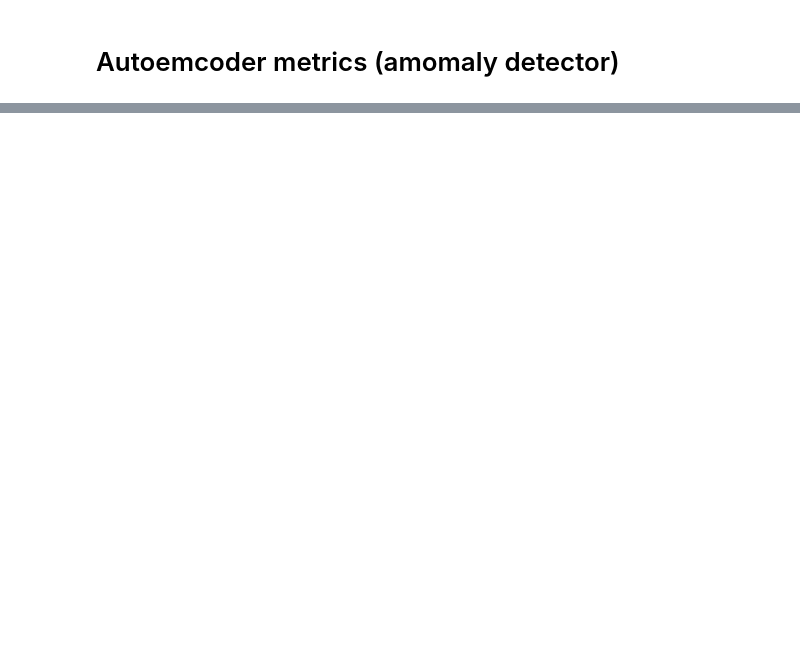
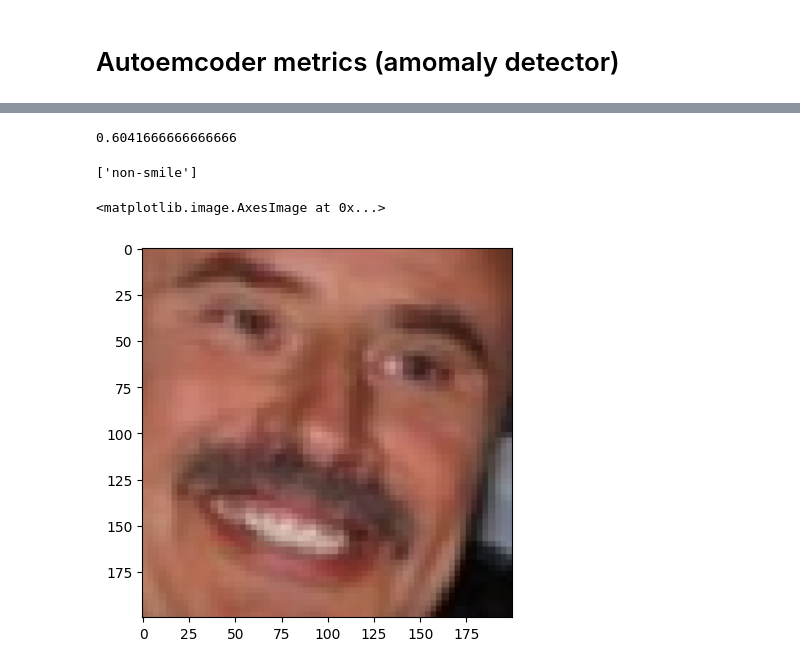
Before and after one commit to JuanPabloDP/Smile-detection-in-images-comparing-Autoencoders-and-CNNs, a Jupyter notebook: notebooks/autoencoder_metrics.ipynb, the cells around one changed output, grey strips where cells are left out. Drawn from its saved outputs; the diff is of its cells as text; code cells hidden in the pictures; blank space fills up the shorter version.

Commit message:
commit - doing model procces better

```diff
--- a/notebooks/autoencoder_metrics.ipynb
+++ b/notebooks/autoencoder_metrics.ipynb
@@ -32,0 +32,24 @@ TypeError: load_data() got an unexpected keyword argument 'n_test'
+# %%
+def combined_loss(y_true, y_pred):
+    bce = binary_crossentropy(y_true, y_pred)
+
+    brightness = tf.reduce_mean(y_true, axis=-1, keepdims=True)
+    weighted=brightness**2
+    weighted_error = tf.abs(y_true - y_pred) * (1 + 2 * weighted)
+
+    l1 = tf.reduce_mean(weighted_error)
+    return 0.0*bce + 1.0*l1
+
+def add_sobel_channels(x):
+    edges = tf.image.sobel_edges(x)
+    shape = tf.shape(edges)
+    edges = tf.reshape(edges, (shape[0], shape[1], shape[2], 6))
+    return edges
+
+autoencoder = load_model("model/autoencoder1.keras",custom_objects={"combined_loss": combined_loss,"add_sobel_channels": add_sobel_channels})
+# %%
+def smile_detector(features,threshold=0.08):
+    predictions = autoencoder.predict(features)
+    errors = combined_loss(features,predictions).numpy()
+    labels_predictions = np.where(np.array(errors) > threshold, "smile", "non-smile")
+    return labels_predictions
@@ -32,0 +60,2 @@ TypeError: load_data() got an unexpected keyword argument 'n_test'
+# %%
+labels_predictions=smile_detector(test_features)
@@ -32,0 +64,11 @@ TypeError: load_data() got an unexpected keyword argument 'n_test'
+# %%
+print(accuracy_score(test_labels, labels_predictions))
+# %% [output]
+0.6041666666666666
+# %%
+print(labels_predictions)
+plt.imshow(test_features[0].reshape(test_features.shape[1], test_features.shape[2], test_features.shape[3]))
+# %% [output]
+['non-smile']
+<matplotlib.image.AxesImage at 0x...>
+[figure, added]
```
Also changed, not shown: parts of 6 cells of this notebook, 7 other files.
